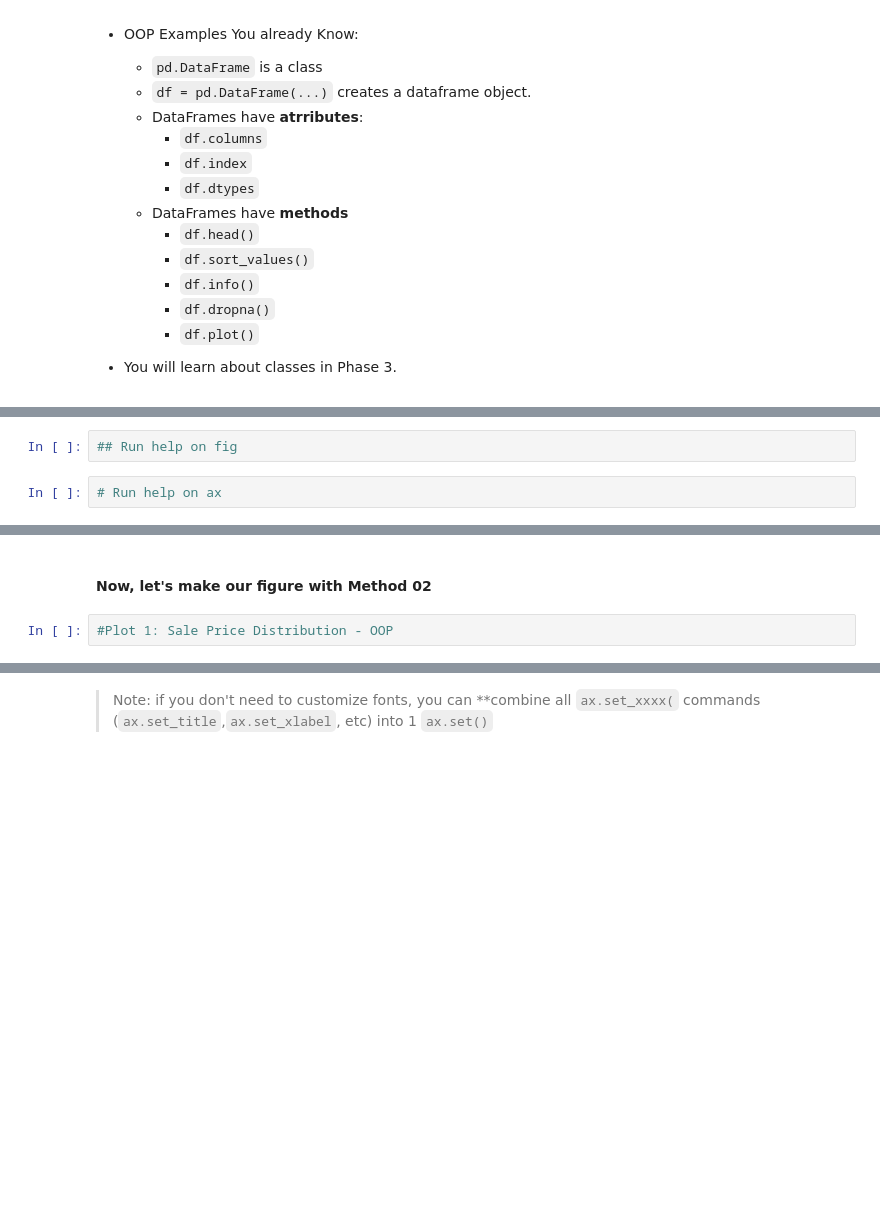
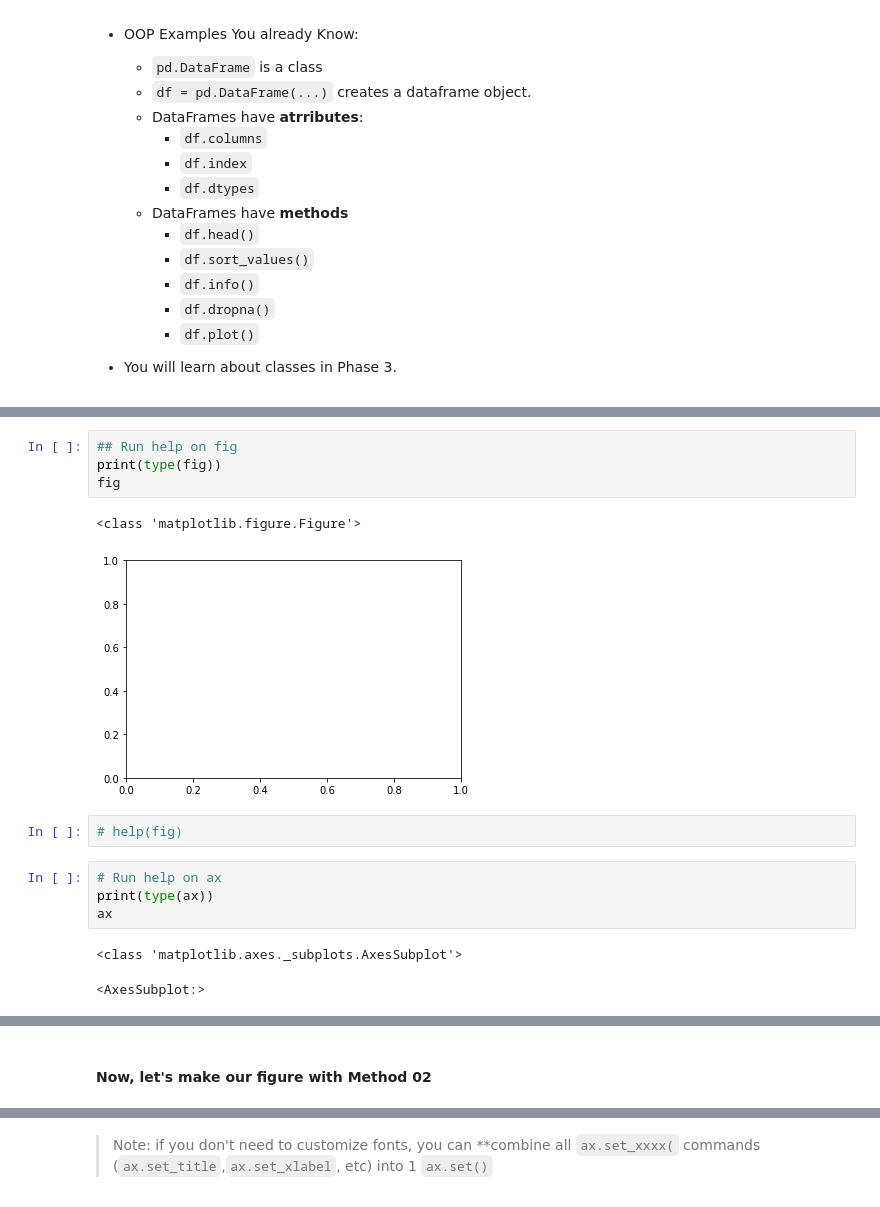
Before and after one commit to flatiron-school/ds-flex-fundamentals-of-data-visualization-2021, a Jupyter notebook: Fundamentals of Visualizations_v1_SG.ipynb, the cells around one changed output, grey strips where cells are left out. Drawn from its saved outputs; the diff is of its cells as text; blank space fills up the shorter version.

```diff
--- a/Fundamentals of Visualizations_v1_SG.ipynb
+++ b/Fundamentals of Visualizations_v1_SG.ipynb
@@ -199,7 +264,19 @@ df.info()
+# %%
+## Run help on fig
+print(type(fig))
+fig
+# %% [output]
+<class 'matplotlib.figure.Figure'>
+[figure, added]
 # %%
-## Run help on fig
+# help(fig)
 # %%
 # Run help on ax
+print(type(ax))
+ax
+# %% [output]
+<class 'matplotlib.axes._subplots.AxesSubplot'>
+<AxesSubplot:>
 # %% [markdown]
 #### Anatomy of an Axes
 - `Axes` contain information about the titles, labels, grid,background, they also contain an. See the figure below for the contents of `Axes`
@@ -210,5 +287,3 @@ df.info()
 - However, axes do NOT actually contain the VISUAL for the figure, just the information.
 # %% [markdown]
 #### Now, let's make our figure with Method 02
-# %%
-#Plot 1: Sale Price Distribution - OOP
```
Also changed, not shown: parts of 58 cells of this notebook, 2 other files.
